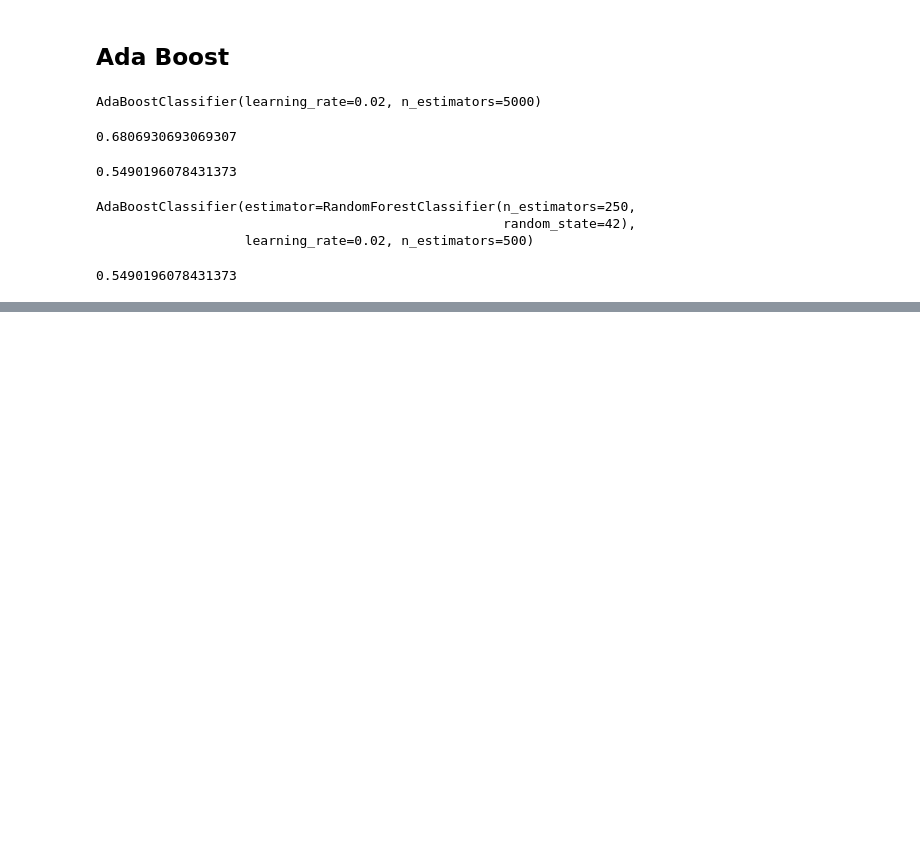
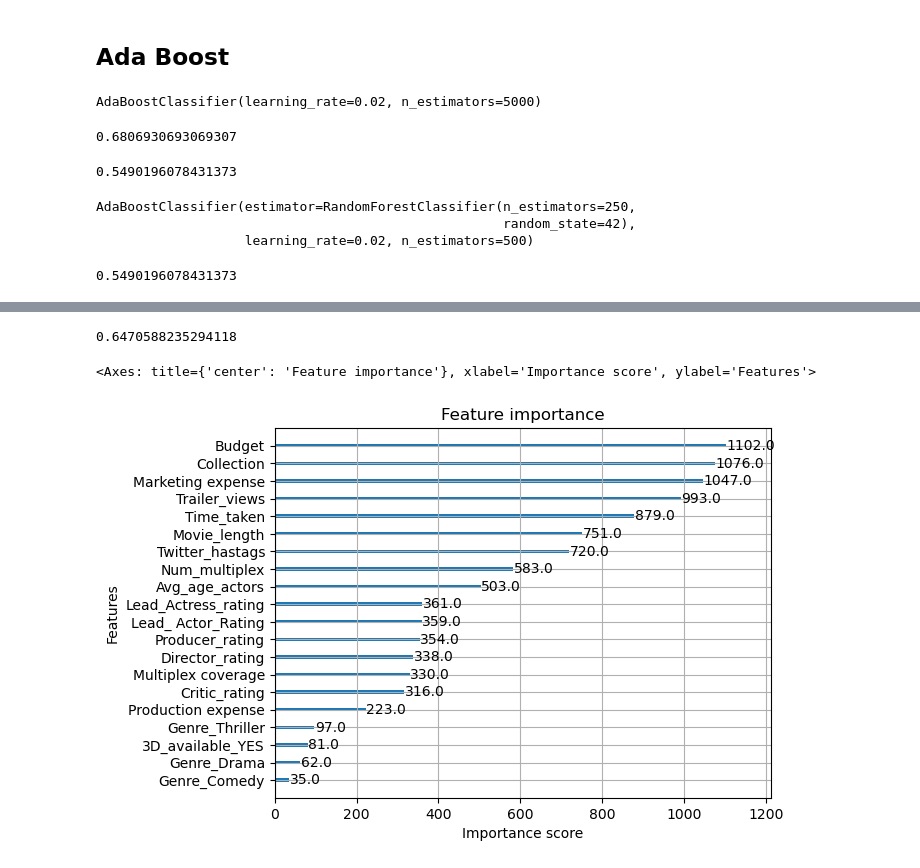
Before and after one commit to malvernbright/machine-learning-python-r, a Jupyter notebook: ClassificationTree.ipynb, the cells around one changed output, grey strips where cells are left out. Drawn from its saved outputs; the diff is of its cells as text; code cells hidden in the pictures; blank space fills up the shorter version.

```diff
--- a/ClassificationTree.ipynb
+++ b/ClassificationTree.ipynb
@@ -357,0 +365,4 @@ accuracy_score(y_test, ada_clf.predict(X_test))
+# %%
+xgb_clf = xgb.XGBClassifier(max_depth=5, n_estimators=1000, learning_rate=.03, n_jobs=-1)
+# %%
+xgb_clf.fit(X_train, y_train)
@@ -357,0 +381,9 @@ accuracy_score(y_test, ada_clf.predict(X_test))
+# %%
+accuracy_score(y_test, xgb_clf.predict(X_test))
+# %% [output]
+0.6470588235294118
+# %%
+xgb.plot_importance(xgb_clf)
+# %% [output]
+<Axes: title={'center': 'Feature importance'}, xlabel='Importance score', ylabel='Features'>
+[figure, added]
```
Also changed, not shown: parts of 13 cells of this notebook, 2 other files.
